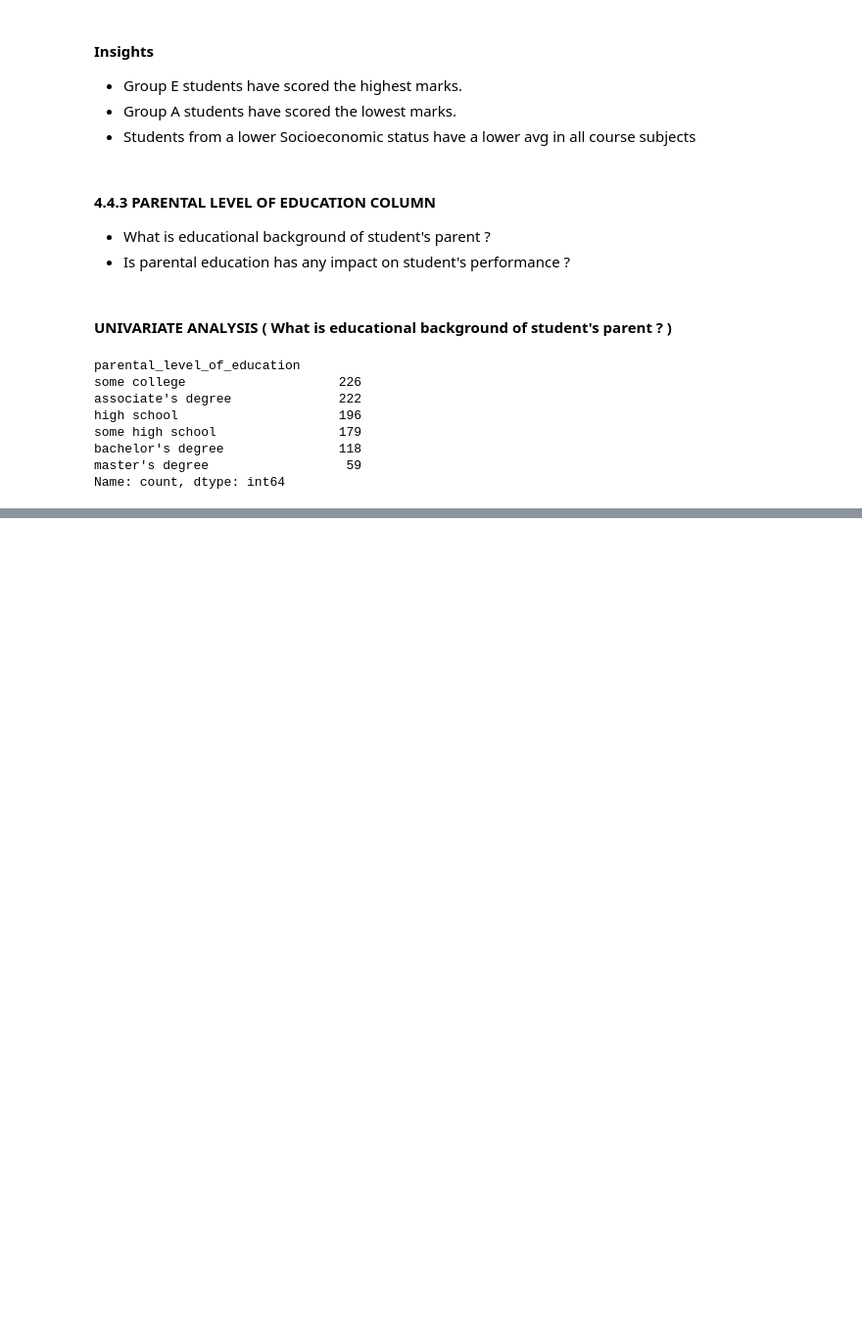
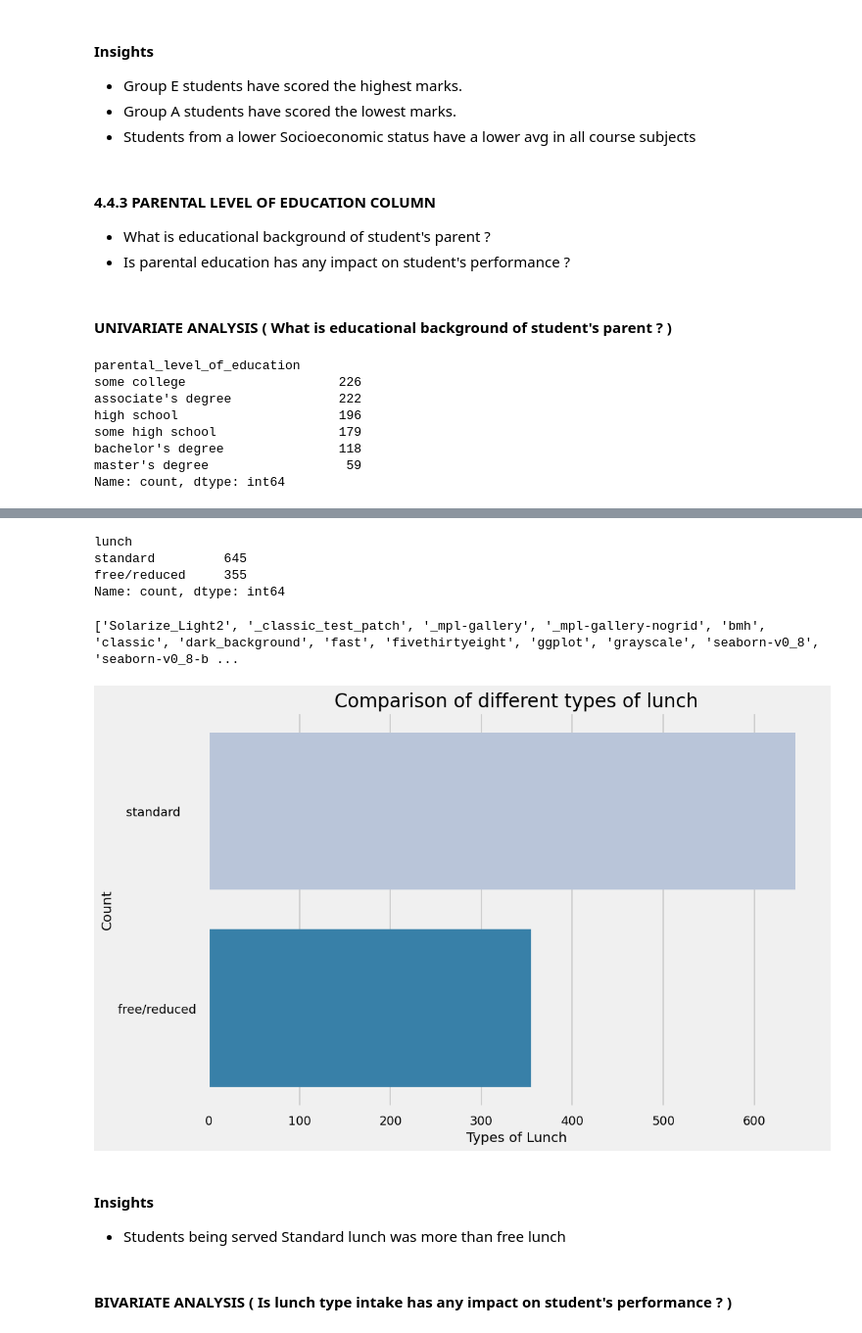
Before and after one commit to 1rishu0/Student-Performance-Indicator, a Jupyter notebook: notebook/1. EDA STUDENT PERFORMANCE.ipynb, the cells around one changed output, grey strips where cells are left out. Shown at 98% size. Drawn from its saved outputs; the diff is of its cells as text; code cells hidden in the pictures; blank space fills up the shorter version.

```diff
--- a/notebook/1. EDA STUDENT PERFORMANCE.ipynb
+++ b/notebook/1. EDA STUDENT PERFORMANCE.ipynb
@@ -691,0 +740,26 @@ Name: count, dtype: int64
+# %%
+df['lunch'].value_counts()
+# %% [output]
+lunch
+standard         645
+free/reduced     355
+Name: count, dtype: int64
+# %%
+print(plt.style.available)
+# %% [output]
+['Solarize_Light2', '_classic_test_patch', '_mpl-gallery', '_mpl-gallery-nogrid', 'bmh', 'classic', 'dark_background', 'fast', 'fivethirtyeight', 'ggplot', 'grayscale', 'seaborn-v0_8', 'seaborn-v0_8-b ...
+# %%
+plt.rcParams["figure.figsize"]=(15,9)
+plt.style.use("seaborn-v0_8-talk")
+sns.countplot(data=df['lunch'],palette='PuBu')
+plt.title("Comparison of different types of lunch",fontweight=30,fontsize=20)
+plt.xlabel("Types of Lunch")
+plt.ylabel("Count")
+plt.show()
+# %% [output]
+[figure, added]
+# %% [markdown]
+#### Insights
+- Students being served Standard lunch was more than free lunch
+# %% [markdown]
+#### BIVARIATE ANALYSIS (  Is lunch type intake has any impact on student's performance ? )
```
Also changed, not shown: parts of 23 cells of this notebook, 2 other files.
